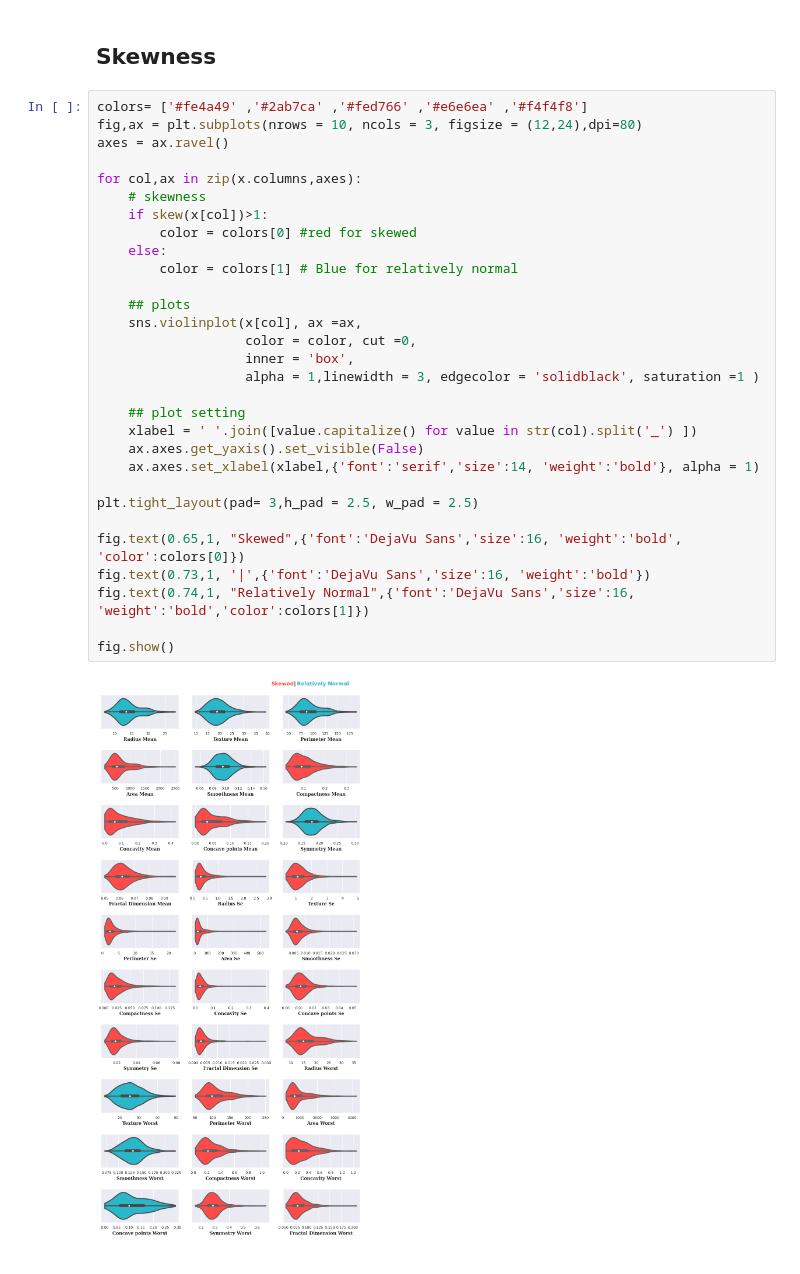
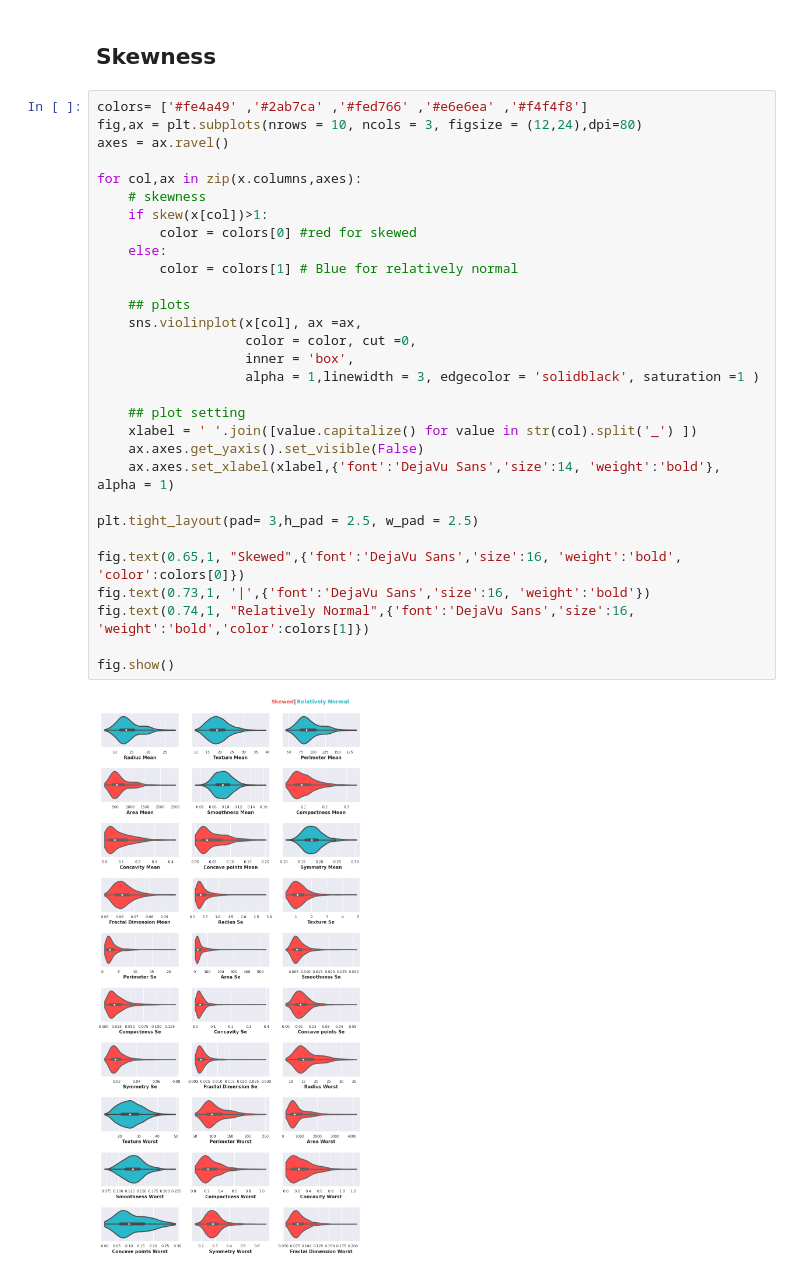
Before and after one commit to dagmawiii03/causal-inference, a Jupyter notebook: notebooks/Untitled2.ipynb, the cells around one changed output. Cells and saved outputs as stored; diff of their text form.

```diff
--- a/notebooks/Untitled2.ipynb
+++ b/notebooks/Untitled2.ipynb
@@ -150,32 +150,32 @@ vz.plot_count(df, 'diagnosis', "Diagnosis type", "Count")
 # %%
 colors= ['#fe4a49' ,'#2ab7ca' ,'#fed766' ,'#e6e6ea' ,'#f4f4f8']
 fig,ax = plt.subplots(nrows = 10, ncols = 3, figsize = (12,24),dpi=80)
 axes = ax.ravel()
 
 for col,ax in zip(x.columns,axes):
     # skewness
     if skew(x[col])>1:
         color = colors[0] #red for skewed
     else:
         color = colors[1] # Blue for relatively normal
 
     ## plots
     sns.violinplot(x[col], ax =ax,
                    color = color, cut =0,
                    inner = 'box',
                    alpha = 1,linewidth = 3, edgecolor = 'solidblack', saturation =1 )
 
     ## plot setting
     xlabel = ' '.join([value.capitalize() for value in str(col).split('_') ])
     ax.axes.get_yaxis().set_visible(False)
-    ax.axes.set_xlabel(xlabel,{'font':'serif','size':14, 'weight':'bold'}, alpha = 1)
+    ax.axes.set_xlabel(xlabel,{'font':'DejaVu Sans','size':14, 'weight':'bold'}, alpha = 1)
 
 plt.tight_layout(pad= 3,h_pad = 2.5, w_pad = 2.5)
 
 fig.text(0.65,1, "Skewed",{'font':'DejaVu Sans','size':16, 'weight':'bold', 'color':colors[0]})
 fig.text(0.73,1, '|',{'font':'DejaVu Sans','size':16, 'weight':'bold'})
 fig.text(0.74,1, "Relatively Normal",{'font':'DejaVu Sans','size':16, 'weight':'bold','color':colors[1]})
 
 fig.show()
 # %% [output]
-[figure, old version]
+[figure, new version]
```
Also changed, not shown: parts of 4 cells of this notebook.
